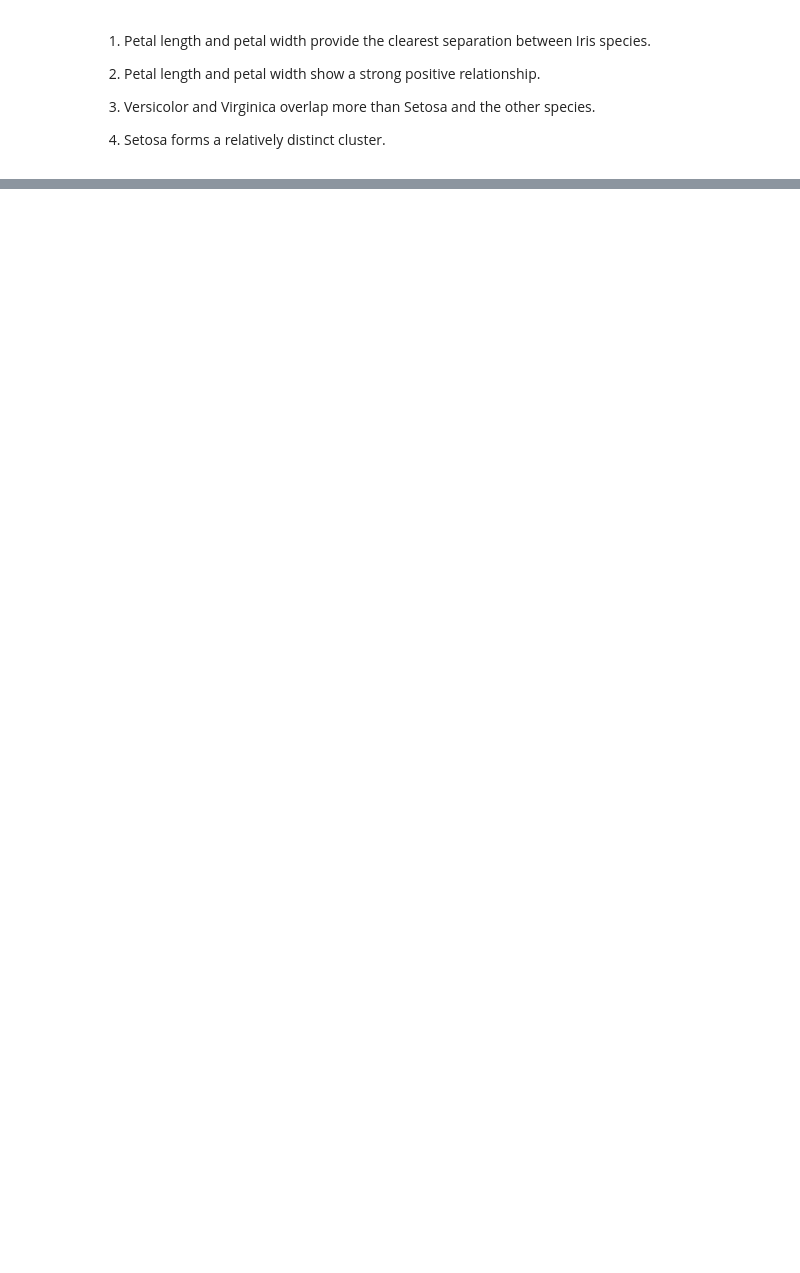
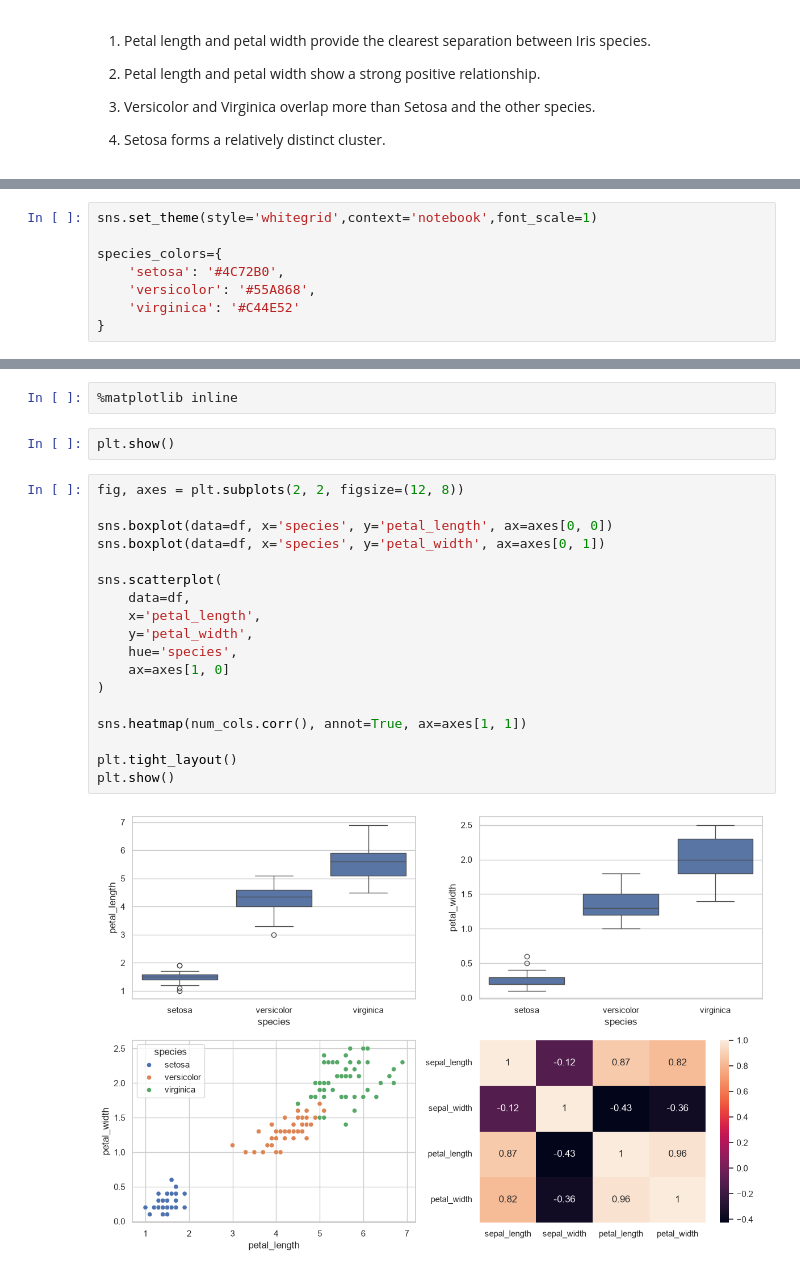
Before and after one commit to vaibhavarora1205/python-Data-Science, a Jupyter notebook: ML Work/iris.ipynb, the cells around one changed output, grey strips where cells are left out. Cells and saved outputs as stored; diff of their text form; blank space fills up the shorter version.

```diff
--- a/ML Work/iris.ipynb
+++ b/ML Work/iris.ipynb
@@ -497,0 +500,8 @@ plt.show()
+# %%
+sns.set_theme(style='whitegrid',context='notebook',font_scale=1)
+
+species_colors={
+    'setosa': '#4C72B0',
+    'versicolor': '#55A868',
+    'virginica': '#C44E52'
+}
@@ -497,0 +671,24 @@ plt.show()
+# %%
+%matplotlib inline
+# %%
+plt.show()
+# %%
+fig, axes = plt.subplots(2, 2, figsize=(12, 8))
+
+sns.boxplot(data=df, x='species', y='petal_length', ax=axes[0, 0])
+sns.boxplot(data=df, x='species', y='petal_width', ax=axes[0, 1])
+
+sns.scatterplot(
+    data=df,
+    x='petal_length',
+    y='petal_width',
+    hue='species',
+    ax=axes[1, 0]
+)
+
+sns.heatmap(num_cols.corr(), annot=True, ax=axes[1, 1])
+
+plt.tight_layout()
+plt.show()
+# %% [output]
+[figure, added]
```
Also changed, not shown: parts of 26 cells of this notebook, 1 other file.
